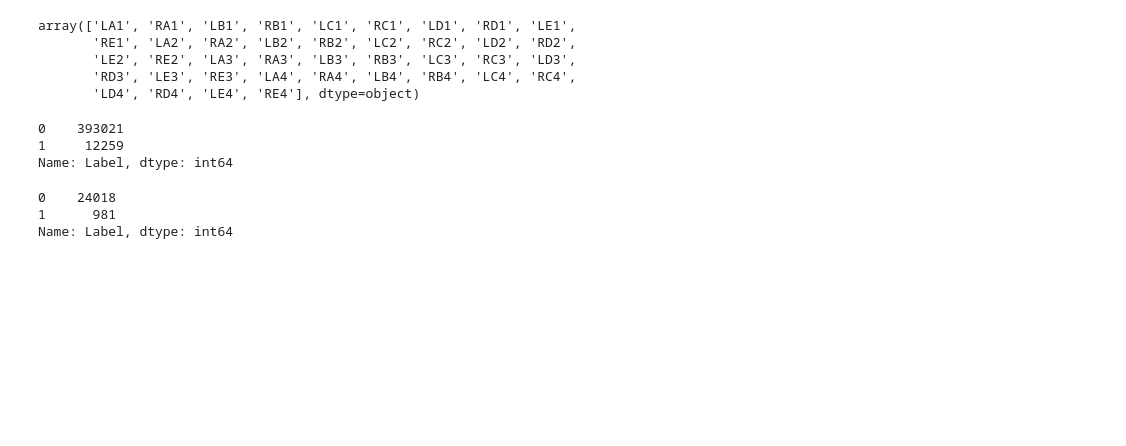
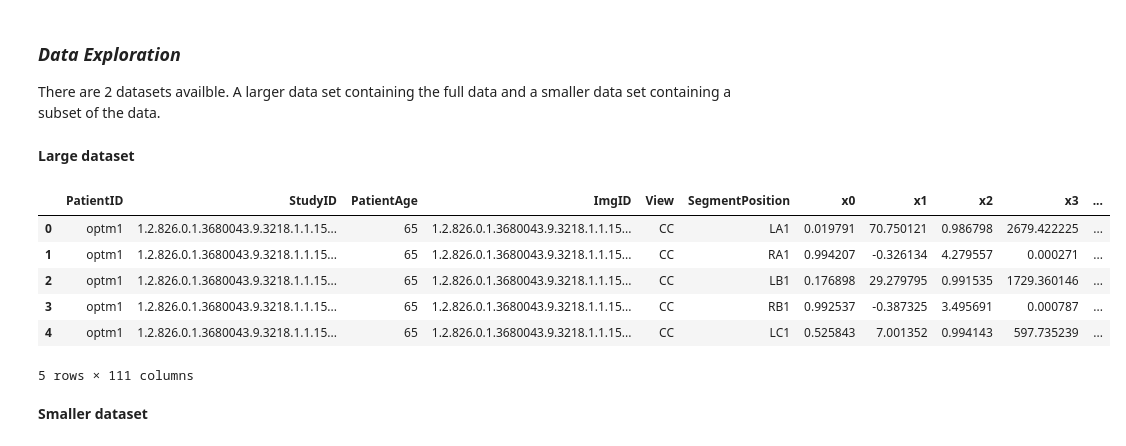
Before and after one commit to relhwigi/GE_GRAPE_Mammogram_Classification, a Jupyter notebook: Mammography_Classification.ipynb, the cells around one changed output. Drawn from its saved outputs; the diff is of its cells as text; code cells hidden in the pictures; blank space fills up the shorter version.

```diff
--- a/Mammography_Classification.ipynb
+++ b/Mammography_Classification.ipynb
@@ -53,20 +11,22 @@ segments = full_data.SegmentPosition.unique()
-# %%
-segments
-# %% [output]
-array(['LA1', 'RA1', 'LB1', 'RB1', 'LC1', 'RC1', 'LD1', 'RD1', 'LE1',
-       'RE1', 'LA2', 'RA2', 'LB2', 'RB2', 'LC2', 'RC2', 'LD2', 'RD2',
-       'LE2', 'RE2', 'LA3', 'RA3', 'LB3', 'RB3', 'LC3', 'RC3', 'LD3',
-       'RD3', 'LE3', 'RE3', 'LA4', 'RA4', 'LB4', 'RB4', 'LC4', 'RC4',
-       'LD4', 'RD4', 'LE4', 'RE4'], dtype=object)
-# %%
-full_data['Label'].value_counts()
-# %% [output]
-0    393021
-1     12259
-Name: Label, dtype: int64
-# %%
-some_data['Label'].value_counts()
-# %% [output]
-0    24018
-1      981
-Name: Label, dtype: int64
+# %% [markdown]
+### ***Data Exploration***
+
+There are 2 datasets availble. A larger data set containing the full data and a smaller data set containing a subset of the data.
+# %% [markdown]
+**Large dataset**
+# %%
+# loading in the full dataset into a pandas dataframe from GitHub
+full_data = pd.read_csv('https://media.githubusercontent.com/media/relhwigi/GE_GRAPE_Mammogram_Classification/main/data/haralick02.csv')
+
+# checking the data
+full_data.head()
+# %% [output]
+|  | PatientID | StudyID | PatientAge | ImgID | View | SegmentPosition | x0 | x1 | x2 | x3 | ... |
+| 0 | optm1 | 1.2.826.0.1.3680043.9.3218.1.1.15... | 65 | 1.2.826.0.1.3680043.9.3218.1.1.15... | CC | LA1 | 0.019791 | 70.750121 | 0.986798 | 2679.422225 | ... |
+| 1 | optm1 | 1.2.826.0.1.3680043.9.3218.1.1.15... | 65 | 1.2.826.0.1.3680043.9.3218.1.1.15... | CC | RA1 | 0.994207 | -0.326134 | 4.279557 | 0.000271 | ... |
+| 2 | optm1 | 1.2.826.0.1.3680043.9.3218.1.1.15... | 65 | 1.2.826.0.1.3680043.9.3218.1.1.15... | CC | LB1 | 0.176898 | 29.279795 | 0.991535 | 1729.360146 | ... |
+| 3 | optm1 | 1.2.826.0.1.3680043.9.3218.1.1.15... | 65 | 1.2.826.0.1.3680043.9.3218.1.1.15... | CC | RB1 | 0.992537 | -0.387325 | 3.495691 | 0.000787 | ... |
+| 4 | optm1 | 1.2.826.0.1.3680043.9.3218.1.1.15... | 65 | 1.2.826.0.1.3680043.9.3218.1.1.15... | CC | LC1 | 0.525843 | 7.001352 | 0.994143 | 597.735239 | ... |
+5 rows × 111 columns
+# %% [markdown]
+**Smaller dataset**
```
Also changed, not shown: parts of 33 cells of this notebook.
